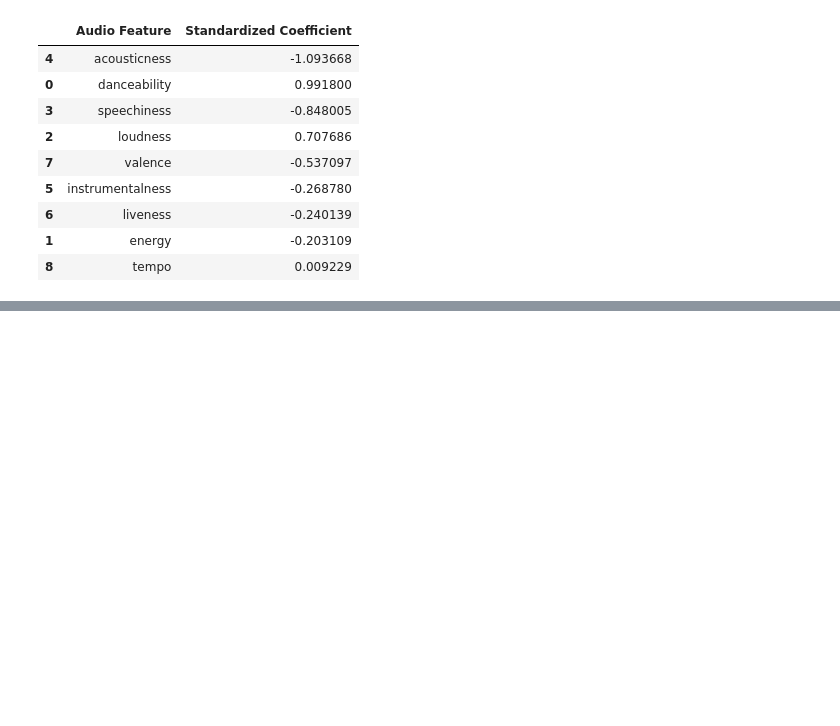
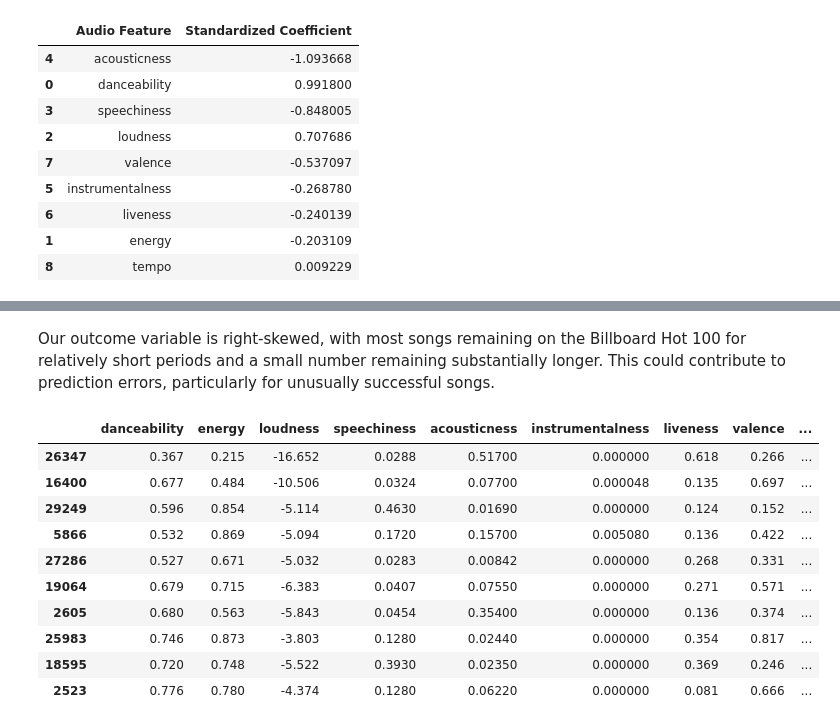
Before and after one commit to rheahalebeed/BA305-A3-Billboard-Spotify-Project, a Jupyter notebook: BA305ProjectCode.ipynb, the cells around one changed output, grey strips where cells are left out. Drawn from its saved outputs; the diff is of its cells as text; code cells hidden in the pictures; blank space fills up the shorter version.

```diff
--- a/BA305ProjectCode.ipynb
+++ b/BA305ProjectCode.ipynb
@@ -837,0 +887,34 @@ standardized_coefficients.sort_values(
+# %% [markdown]
+Our outcome variable is right-skewed, with most songs remaining on the Billboard Hot 100 for relatively short periods and a small number remaining substantially longer. This could contribute to prediction errors, particularly for unusually successful songs.
+# %%
+# Compare actual weeks with k-NN predictions
+
+errors = X_test.copy()
+
+errors["actual_weeks"] = y_test
+
+errors["predicted_weeks"] = knn_pred
+
+# Calculate the size of each prediction error
+
+errors["absolute_error"] = abs(
+
+    errors["actual_weeks"] - errors["predicted_weeks"]
+
+)
+
+# Display the 10 largest errors
+
+errors.nlargest(10, "absolute_error")
+# %% [output]
+|  | danceability | energy | loudness | speechiness | acousticness | instrumentalness | liveness | valence | ... |
+| 26347 | 0.367 | 0.215 | -16.652 | 0.0288 | 0.51700 | 0.000000 | 0.618 | 0.266 | ... |
+| 16400 | 0.677 | 0.484 | -10.506 | 0.0324 | 0.07700 | 0.000048 | 0.135 | 0.697 | ... |
+| 29249 | 0.596 | 0.854 | -5.114 | 0.4630 | 0.01690 | 0.000000 | 0.124 | 0.152 | ... |
+| 5866 | 0.532 | 0.869 | -5.094 | 0.1720 | 0.15700 | 0.005080 | 0.136 | 0.422 | ... |
+| 27286 | 0.527 | 0.671 | -5.032 | 0.0283 | 0.00842 | 0.000000 | 0.268 | 0.331 | ... |
+| 19064 | 0.679 | 0.715 | -6.383 | 0.0407 | 0.07550 | 0.000000 | 0.271 | 0.571 | ... |
+| 2605 | 0.680 | 0.563 | -5.843 | 0.0454 | 0.35400 | 0.000000 | 0.136 | 0.374 | ... |
+| 25983 | 0.746 | 0.873 | -3.803 | 0.1280 | 0.02440 | 0.000000 | 0.354 | 0.817 | ... |
+| 18595 | 0.720 | 0.748 | -5.522 | 0.3930 | 0.02350 | 0.000000 | 0.369 | 0.246 | ... |
+| 2523 | 0.776 | 0.780 | -4.374 | 0.1280 | 0.06220 | 0.000000 | 0.081 | 0.666 | ... |
```
Also changed, not shown: parts of 17 cells of this notebook.
